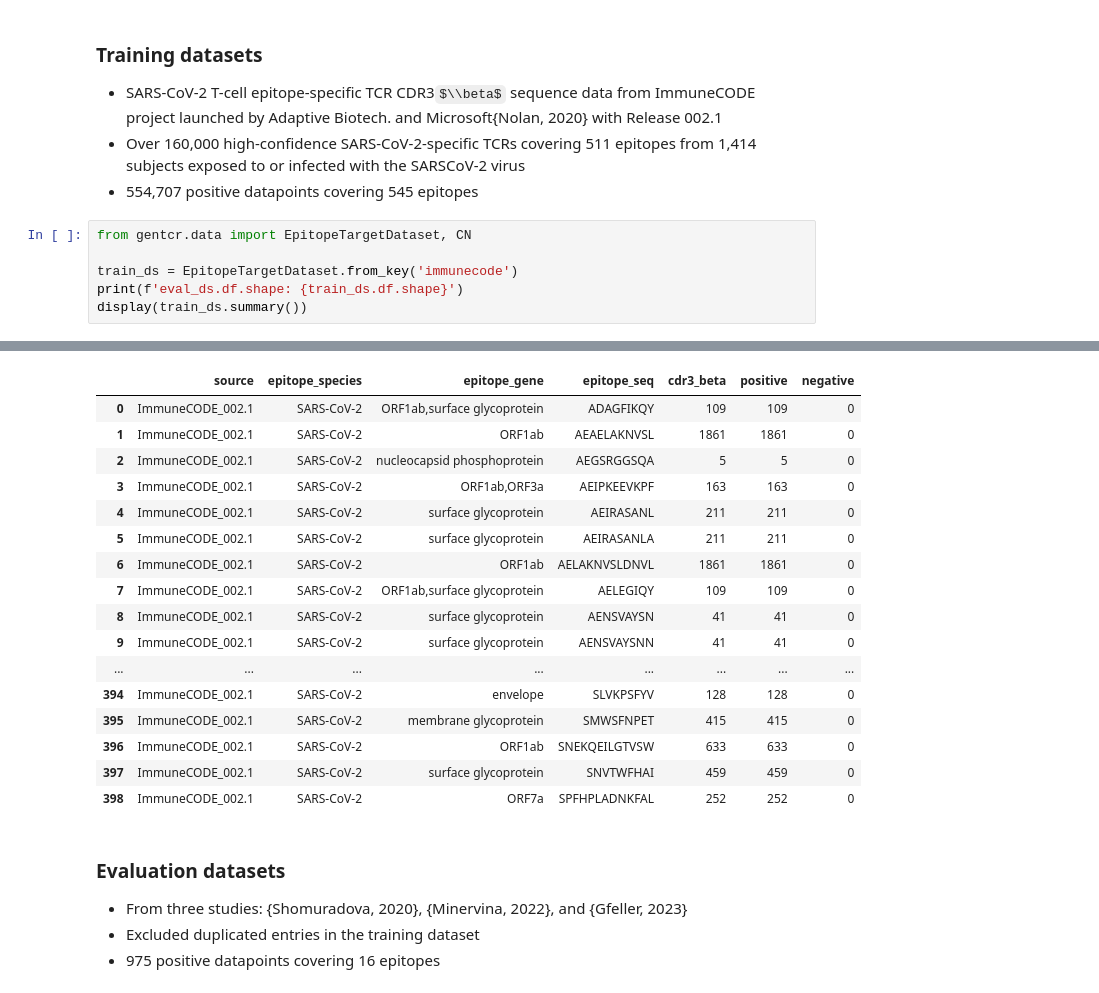
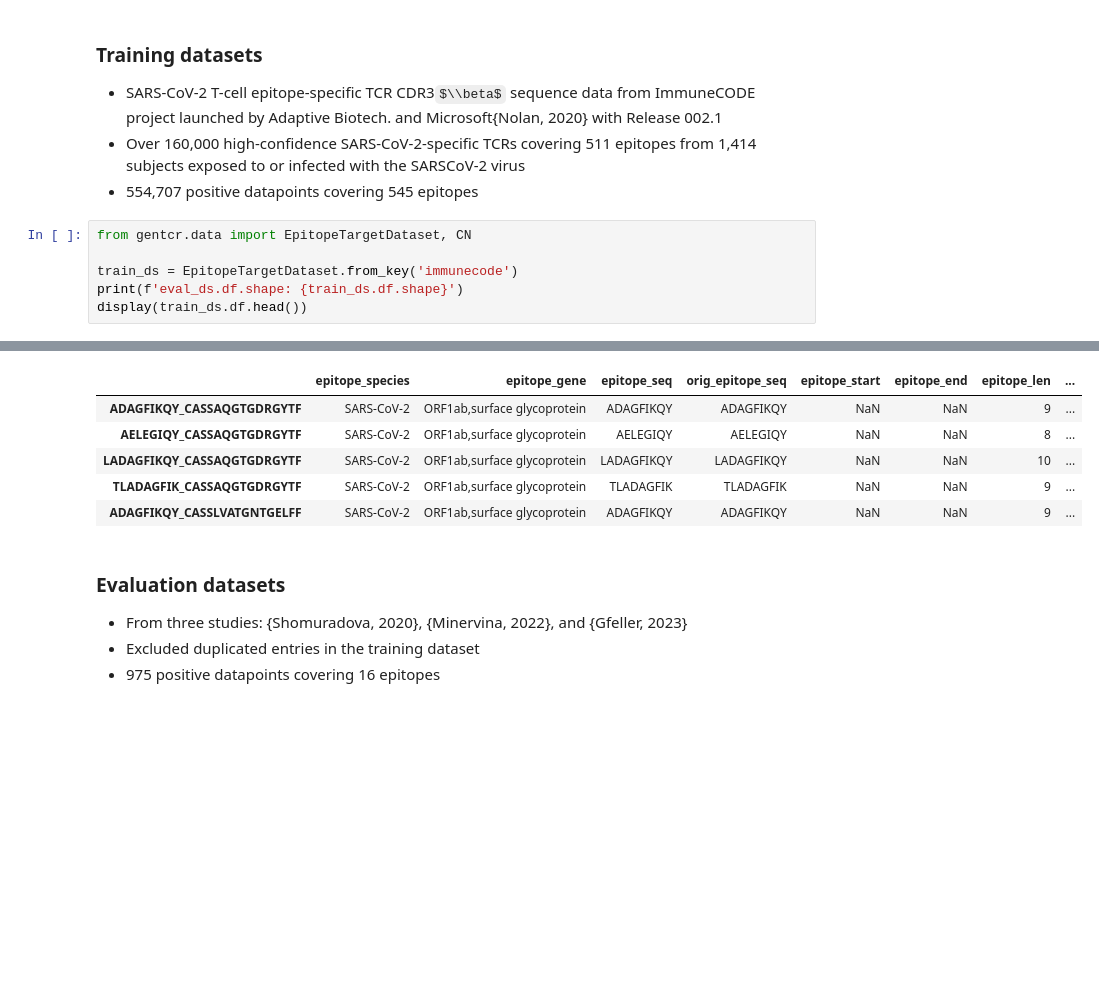
Before and after one commit to aidanbio/GenTCR, a Jupyter notebook: nb/eval_model.ipynb, the cells around one changed output, grey strips where cells are left out. Cells and saved outputs as stored; diff of their text form; some formulas as TeX source; blank space fills up the shorter version.

```diff
--- a/nb/eval_model.ipynb
+++ b/nb/eval_model.ipynb
@@ -48,5 +48,5 @@ from gentcr.data import EpitopeTargetDataset, CN
 
 train_ds = EpitopeTargetDataset.from_key('immunecode')
 print(f'eval_ds.df.shape: {train_ds.df.shape}')
-display(train_ds.summary())
+display(train_ds.df.head())
 # %% [output]
@@ -55,20 +55,9 @@ eval_ds.df.shape: (554707, 12)
-|  | source | epitope_species | epitope_gene | epitope_seq | cdr3_beta | positive | negative |
-| 0 | ImmuneCODE_002.1 | SARS-CoV-2 | ORF1ab,surface glycoprotein | ADAGFIKQY | 109 | 109 | 0 |
-| 1 | ImmuneCODE_002.1 | SARS-CoV-2 | ORF1ab | AEAELAKNVSL | 1861 | 1861 | 0 |
-| 2 | ImmuneCODE_002.1 | SARS-CoV-2 | nucleocapsid phosphoprotein | AEGSRGGSQA | 5 | 5 | 0 |
-| 3 | ImmuneCODE_002.1 | SARS-CoV-2 | ORF1ab,ORF3a | AEIPKEEVKPF | 163 | 163 | 0 |
-| 4 | ImmuneCODE_002.1 | SARS-CoV-2 | surface glycoprotein | AEIRASANL | 211 | 211 | 0 |
-| 5 | ImmuneCODE_002.1 | SARS-CoV-2 | surface glycoprotein | AEIRASANLA | 211 | 211 | 0 |
-| 6 | ImmuneCODE_002.1 | SARS-CoV-2 | ORF1ab | AELAKNVSLDNVL | 1861 | 1861 | 0 |
-| 7 | ImmuneCODE_002.1 | SARS-CoV-2 | ORF1ab,surface glycoprotein | AELEGIQY | 109 | 109 | 0 |
-| 8 | ImmuneCODE_002.1 | SARS-CoV-2 | surface glycoprotein | AENSVAYSN | 41 | 41 | 0 |
-| 9 | ImmuneCODE_002.1 | SARS-CoV-2 | surface glycoprotein | AENSVAYSNN | 41 | 41 | 0 |
-| ... | ... | ... | ... | ... | ... | ... | ... |
-| 394 | ImmuneCODE_002.1 | SARS-CoV-2 | envelope | SLVKPSFYV | 128 | 128 | 0 |
-| 395 | ImmuneCODE_002.1 | SARS-CoV-2 | membrane glycoprotein | SMWSFNPET | 415 | 415 | 0 |
-| 396 | ImmuneCODE_002.1 | SARS-CoV-2 | ORF1ab | SNEKQEILGTVSW | 633 | 633 | 0 |
-| 397 | ImmuneCODE_002.1 | SARS-CoV-2 | surface glycoprotein | SNVTWFHAI | 459 | 459 | 0 |
-| 398 | ImmuneCODE_002.1 | SARS-CoV-2 | ORF7a | SPFHPLADNKFAL | 252 | 252 | 0 |
+|  | epitope_species | epitope_gene | epitope_seq | orig_epitope_seq | epitope_start | epitope_end | epitope_len | ... |
+| ADAGFIKQY_CASSAQGTGDRGYTF | SARS-CoV-2 | ORF1ab,surface glycoprotein | ADAGFIKQY | ADAGFIKQY | NaN | NaN | 9 | ... |
+| AELEGIQY_CASSAQGTGDRGYTF | SARS-CoV-2 | ORF1ab,surface glycoprotein | AELEGIQY | AELEGIQY | NaN | NaN | 8 | ... |
+| LADAGFIKQY_CASSAQGTGDRGYTF | SARS-CoV-2 | ORF1ab,surface glycoprotein | LADAGFIKQY | LADAGFIKQY | NaN | NaN | 10 | ... |
+| TLADAGFIK_CASSAQGTGDRGYTF | SARS-CoV-2 | ORF1ab,surface glycoprotein | TLADAGFIK | TLADAGFIK | NaN | NaN | 9 | ... |
+| ADAGFIKQY_CASSLVATGNTGELFF | SARS-CoV-2 | ORF1ab,surface glycoprotein | ADAGFIKQY | ADAGFIKQY | NaN | NaN | 9 | ... |
 # %% [markdown]
 ### Evaluation datasets
 - From three studies: {Shomuradova, 2020}, {Minervina, 2022}, and {Gfeller, 2023}
```
Also changed, not shown: parts of 9 cells of this notebook, 6 other files.
